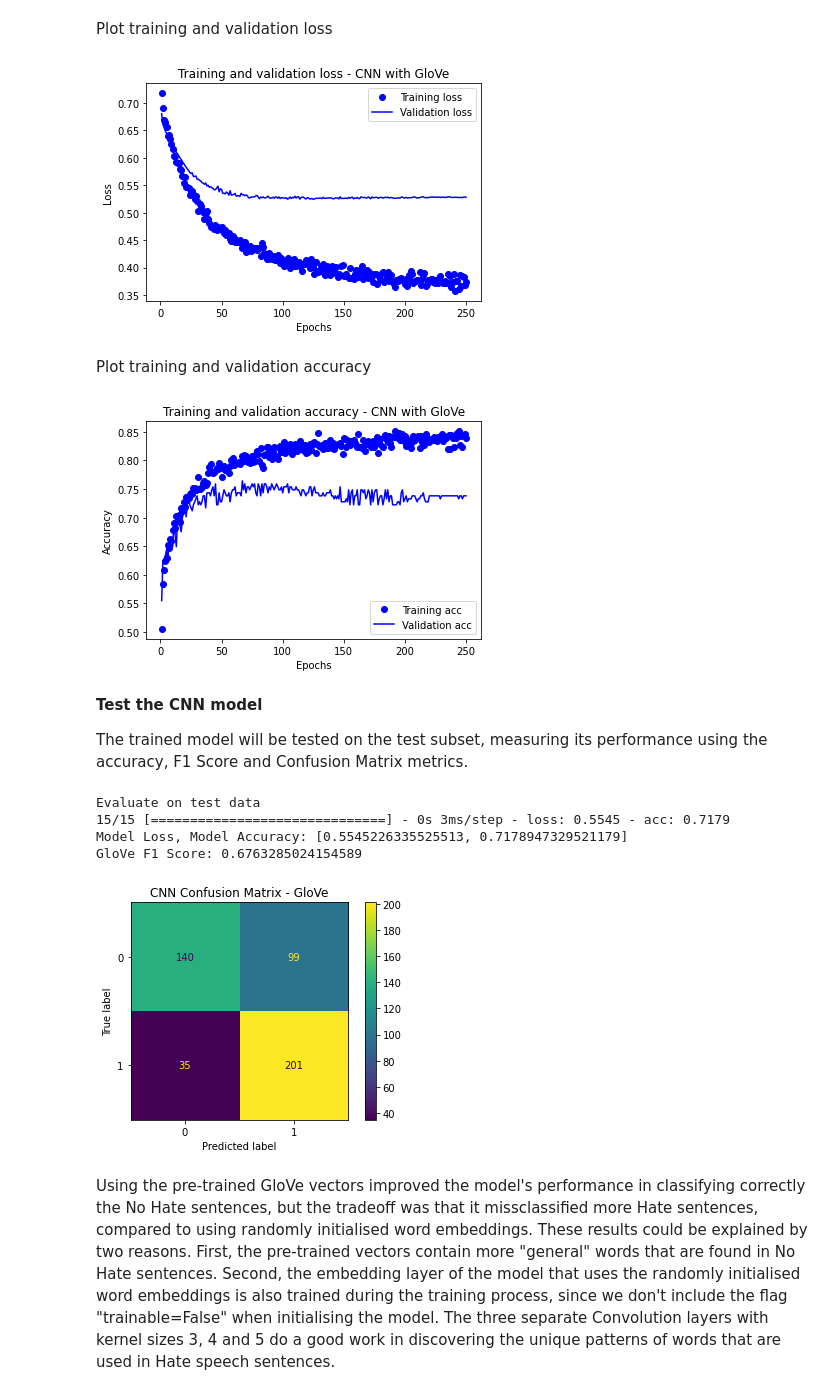
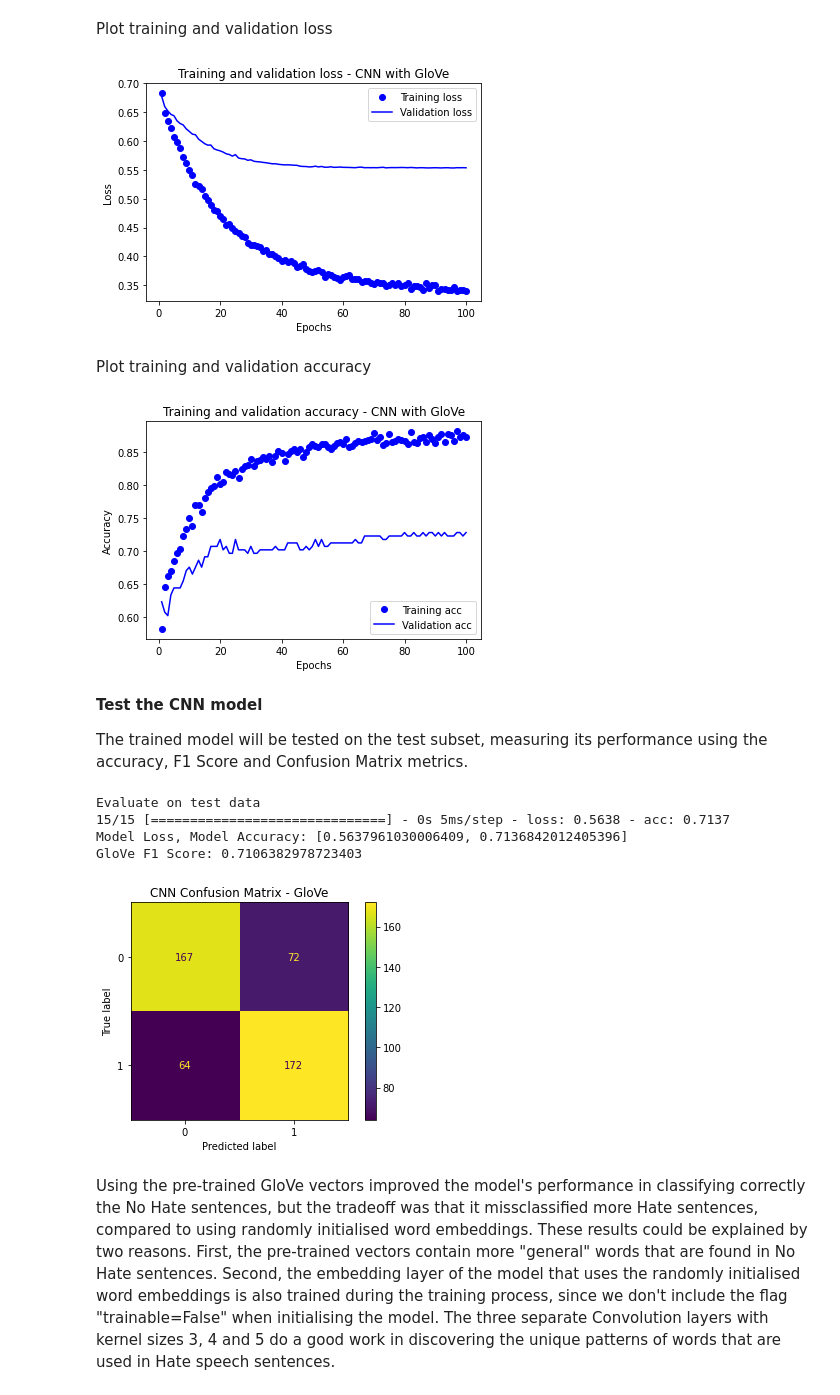
Before and after one commit to dmegkos/MSc-Dissertation-DS-2022, a Jupyter notebook: Thesis_Project.ipynb, the cells around one changed output. Saved outputs shown, nothing was run; the diff lists cells and outputs as text; code cells hidden in the pictures.

```diff
--- a/Thesis_Project.ipynb
+++ b/Thesis_Project.ipynb
@@ -1178,24 +1183,24 @@ First, the list-of-strings data must be converted to NumPy arrays of integer ind
 # Convert train subset to list of sequences
 X_train_glv = tokenizer.texts_to_sequences(train_df.clean_sentence.to_list())
 # Pad sequences to the same length
-X_train_glv = pad_sequences(X_train_glv, maxlen=max_sent_len, dtype='int64',
+X_train_glv = pad_sequences(X_train_glv, maxlen=max_sent_len, dtype='float32',
                             padding='pre')
 
 # Convert test to sequences
 X_test_glv = tokenizer.texts_to_sequences(test_df.clean_sentence.to_list())
 # Pad examples to the same length
-X_test_glv = pad_sequences(X_test_glv, maxlen=max_sent_len, dtype='int64',
+X_test_glv = pad_sequences(X_test_glv, maxlen=max_sent_len, dtype='float32',
                            padding='pre')
 
 
 
 # one hot encode train labels
-y_train_glv = pd.get_dummies(train_df.label).values.astype('int64')
+y_train_glv = pd.get_dummies(train_df.label).values.astype('float32')
 # Convert the categorical label to numeric
 y_train_glv_num = train_df.label.replace(['hate','noHate'],[0,1])
 
 # one hot encode test labels
-y_test_glv = pd.get_dummies(test_df.label).values.astype('int64')
+y_test_glv = pd.get_dummies(test_df.label).values.astype('float32')
 # Convert the categorical label to numeric
 y_test_glv_num = test_df.label.replace(['hate','noHate'],[0,1])
 # %% [markdown]
@@ -1272,11 +1273,11 @@ val_pct = 0.1
 # Number of filters per filter size
 num_filters = 100
 # Dropout keep probability
-dropout_prob = 0.5
+dropout_prob = 0.2
 # Batch Size
 batch_size = 64
 # Number of training epochs
-num_epochs = 250
+num_epochs = 100
 # %% [markdown]
 Build the model
 # %%
@@ -1295,7 +1296,7 @@ print("Number of Classes: {}".format(num_classes))
 
 # Create Keras Model Layers
 # The Input Layer
-inputLayer = Input(shape=input_shape, name='InputLayer')
+inputLayer = Input(shape=input_shape, dtype='float32', name='InputLayer')
 # One Embedding Layer with GloVe word embeddings
 embLayer = Embedding(vocab_size, embedding_dim,
                      embeddings_initializer=Constant(embedding_matrix),
@@ -1434,7 +1435,7 @@ plt.legend()
 # Show the plot
 plt.show()
 # %% [output]
-[figure, old version]
+[figure, new version]
 # %% [markdown]
 Plot training and validation accuracy
 # %%
@@ -1452,7 +1453,7 @@ plt.legend()
 # Show the plot
 plt.show()
 # %% [output]
-[figure, old version]
+[figure, new version]
 # %% [markdown]
 **Test the CNN model**
 
@@ -1460,33 +1461,31 @@ The trained model will be tested on the test subset, measuring its performance u
 # %%
 # Evaluate the model on the test subset
 print("Evaluate on test data")
 cnn_glv_results = cnn_glv_model.evaluate(X_test_glv, y_test_glv)
 print("Model Loss, Model Accuracy:", cnn_glv_results)
 
 # Store the predictions to be used for the F1 Score and the Confusion Matrix
 cnn_glv_pred = cnn_glv_model.predict(X_test_glv)
 # Convert pred to boolean
 y_pred_bool_glv = np.argmax(cnn_glv_pred, axis=1)
-# Convert the categorical label to numeric
-y_test_cnn_glv_num = test_df.label.replace(['hate','noHate'],[0,1])
 
 # Print the F1 Score
-print('GloVe F1 Score: '+str(f1_score(y_test_cnn_glv_num, y_pred_bool_glv, pos_label=0)))
+print('GloVe F1 Score: '+str(f1_score(y_test_glv_num, y_pred_bool_glv, pos_label=0)))
 
 # Print the Confusion Matrix
-cm = confusion_matrix(y_test_cnn_glv_num, y_pred_bool_glv) # Calculate CM
+cm = confusion_matrix(y_test_glv_num, y_pred_bool_glv) # Calculate CM
 # Generate CM Display
 disp = ConfusionMatrixDisplay(confusion_matrix=cm) # Generate CM Display
 disp.plot()
 plt.title('CNN Confusion Matrix - GloVe') # Set Title
 # Show the plot
 plt.show()
 # %% [output]
 Evaluate on test data
-15/15 [==============================] - 0s 3ms/step - loss: 0.5545 - acc: 0.7179
-Model Loss, Model Accuracy: [0.5545226335525513, 0.7178947329521179]
-GloVe F1 Score: 0.6763285024154589
+15/15 [==============================] - 0s 5ms/step - loss: 0.5638 - acc: 0.7137
+Model Loss, Model Accuracy: [0.5637961030006409, 0.7136842012405396]
+GloVe F1 Score: 0.7106382978723403
-[figure, old version]
+[figure, new version]
 # %% [markdown]
 Using the pre-trained GloVe vectors improved the model's performance in classifying correctly the No Hate sentences, but the tradeoff was that it missclassified more Hate sentences, compared to using randomly initialised word embeddings. These results could be explained by two reasons. First, the pre-trained vectors contain more "general" words that are found in No Hate sentences. Second, the embedding layer of the model that uses the randomly initialised word embeddings is also trained during the training process, since we don't include the flag "trainable=False" when initialising the model. The three separate Convolution layers with kernel sizes 3, 4 and 5 do a good work in discovering the unique patterns of words that are used in Hate speech sentences.
 # %% [markdown]
```
Also changed, not shown: parts of 107 cells of this notebook.
